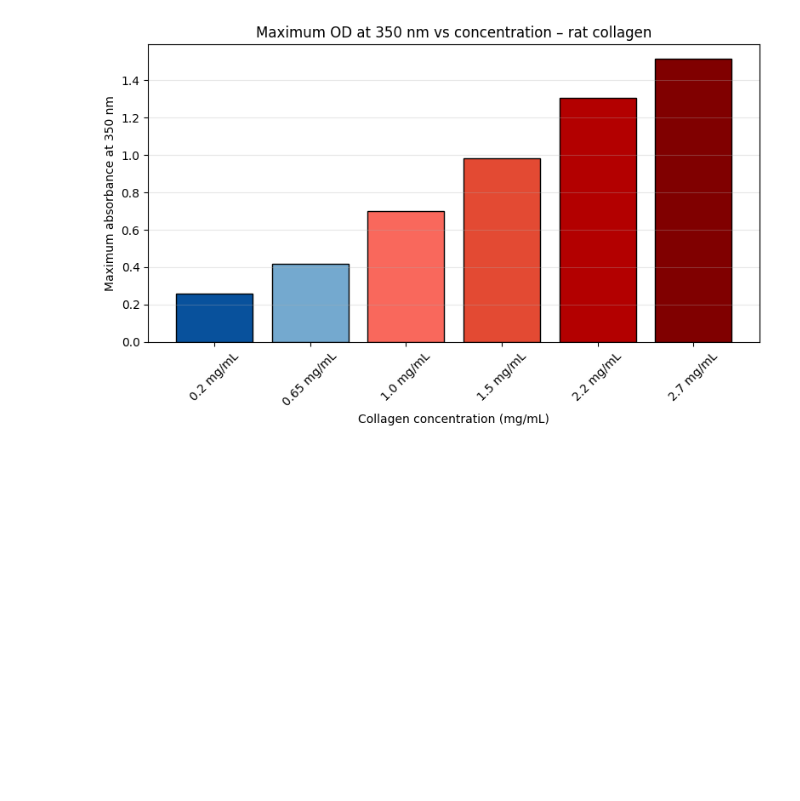
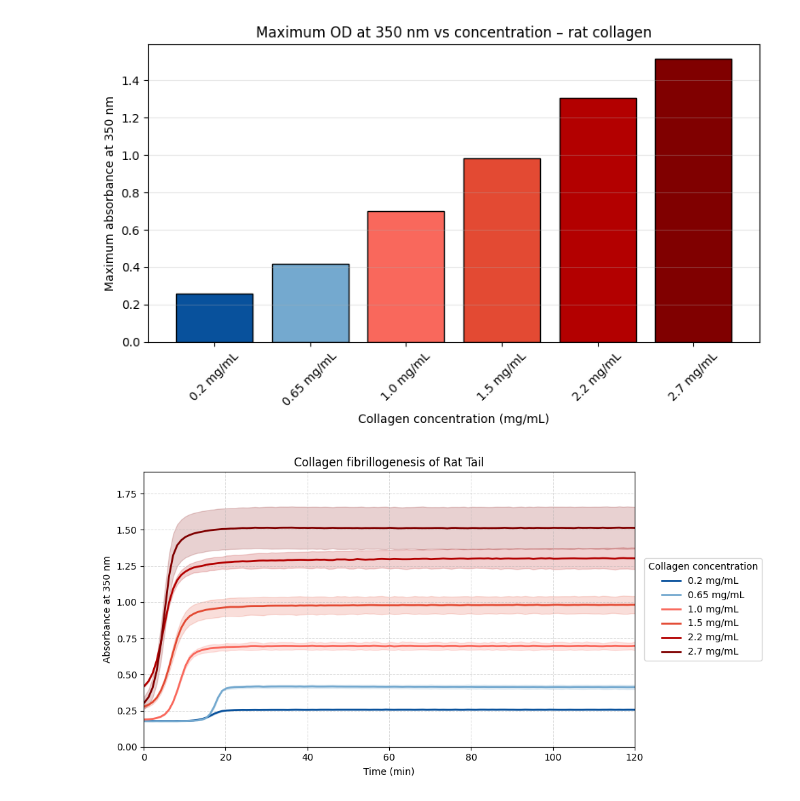
Before and after one commit to Bertaalcolea/Collagen_studies, a Jupyter notebook: Concentraciones_Rat.ipynb, the cells around one changed output. Saved outputs shown, nothing was run; the diff lists cells and outputs as text; code cells hidden in the pictures; blank space fills up the shorter version.

```diff
--- a/Concentraciones_Rat.ipynb
+++ b/Concentraciones_Rat.ipynb
@@ -748,0 +816,8 @@ plot_ODmax_vs_concentration(
+# %%
+plot_gel_only_pH7(
+    df_rat_stats,
+    "Collagen fibrillogenesis of Rat Tail",
+    color_map_conc
+)
+# %% [output]
+[figure, added]
```
Also changed, not shown: parts of 1 cell of this notebook.
